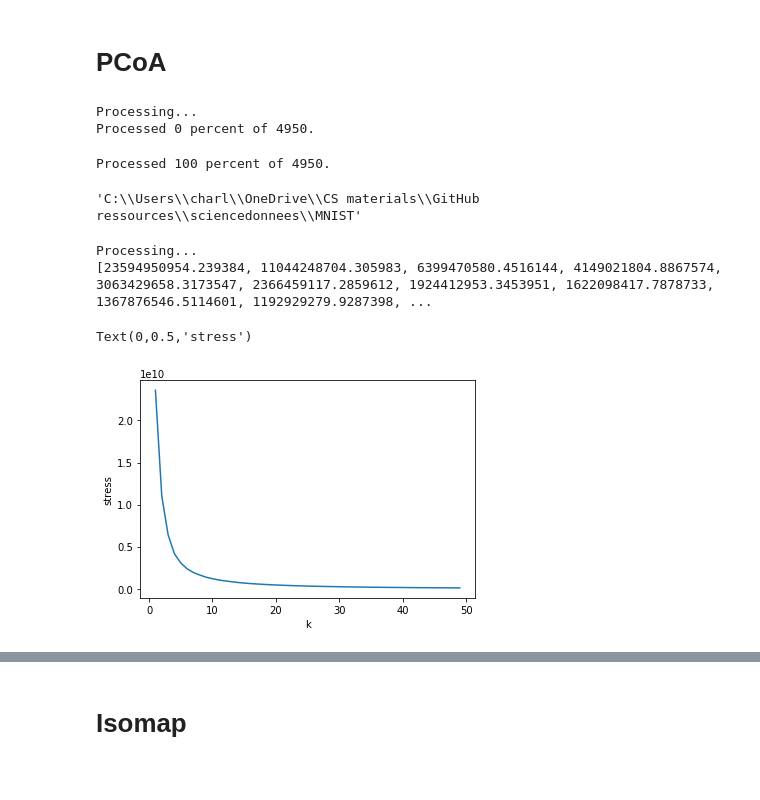
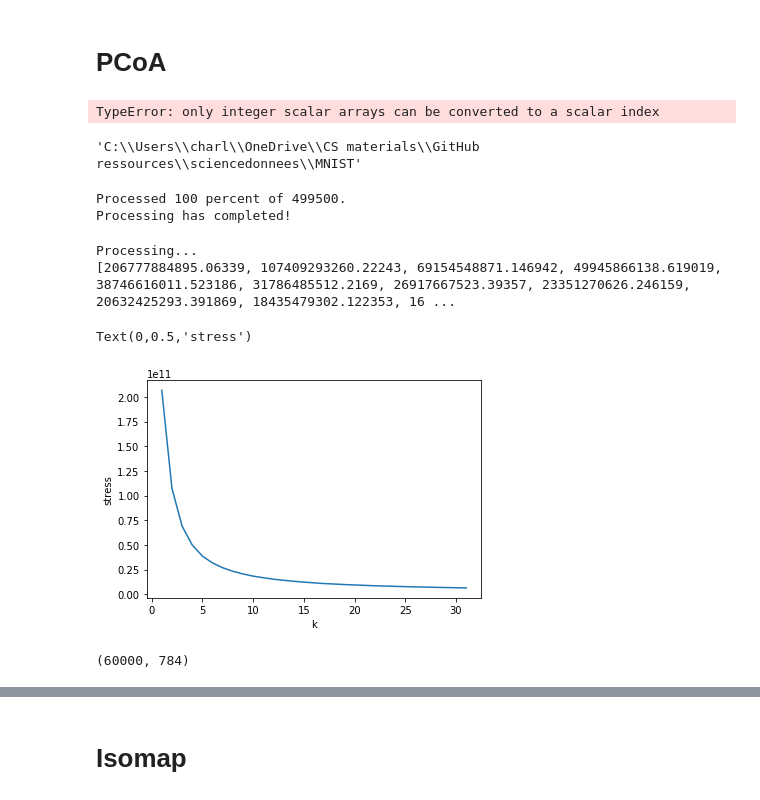
Before and after one commit to zerotosmthg/sciencedonnees, a Jupyter notebook: MNIST/mnistlab.ipynb, the cells around one changed output, grey strips where cells are left out. Cells and saved outputs as stored; diff of their text form; code cells hidden in the pictures.

```diff
--- a/MNIST/mnistlab.ipynb
+++ b/MNIST/mnistlab.ipynb
@@ -148,45 +149,54 @@ y_train = np.asarray(train_labels)
 X_train = np.asarray(train_data)
 y_test = np.asarray(test_labels)
 X_test = np.asarray(test_data)
-# %%
-
-n_batches = 100 # size of batch
-
-#Distance matrix
-D = dist_norm.dist_norm.norm_distance(X_train[:n_batches,:])
-# %% [output]
-Processing...
-Processed 0 percent of 4950.
-Processed 100 percent of 4950.
+# %%
+# Preprocessing the data
+from sklearn import preprocessing
+
+scaler = preprocessing.Scaler().fit(X)
+X_train_scaled, y_train_scaled = preprocessing.scale(X_train, y_train)
+
+scaler.transform(X)
+# %% [output]
+TypeError: only integer scalar arrays can be converted to a scalar index
 # %%
 pwd
 # %% [output]
 'C:\\Users\\charl\\OneDrive\\CS materials\\GitHub ressources\\sciencedonnees\\MNIST'
+# %%
+
+n_batches = 1000 # size of batch
+import dist_norm
+#Distance matrix
+D = dist_norm.dist_norm.norm_distance(X_train[:n_batches,:])
+# %% [output]
+Processed 100 percent of 499500.
+Processing has completed!
 # %%
 #optimal number of components
-k_range = range(1, min(50, D.shape[0]-1))
+k_range = range(1, min(round(math.sqrt(n_batches)), D.shape[0]-1))
 
 print("Processing...")
 '''
 for k in k_range:
     stress = MDS(dissimilarity='precomputed', n_components=k,
             random_state=42, max_iter=300, eps=1e-9).fit(D).stress_
     print("Processed %d percent of %d." %(round(100*k/len(k_range)), len(k_range)),   end='\r')
 print('\n')
 print("Processing has completed!")
 '''
 stress = [MDS(dissimilarity='precomputed', n_components=k,random_state=42, max_iter=300, eps=1e-9).fit(D).stress_ for k in k_range]
 print(stress)
 plt.plot(k_range, stress)
 plt.xlabel("k")
 plt.ylabel("stress")
 
 #print("K = %f" %arg_min(stress[k]))
 # n_comp = 10
 # %% [output]
 Processing...
-[23594950954.239384, 11044248704.305983, 6399470580.4516144, 4149021804.8867574, 3063429658.3173547, 2366459117.2859612, 1924412953.3453951, 1622098417.7878733, 1367876546.5114601, 1192929279.9287398, ...
+[206777884895.06339, 107409293260.22243, 69154548871.146942, 49945866138.619019, 38746616011.523186, 31786485512.2169, 26917667523.39357, 23351270626.246159, 20632425293.391869, 18435479302.122353, 16 ...
 Text(0,0.5,'stress')
-[figure, old version]
+[figure, new version]
 # %%
 # specifying the optimal number of components to be considered.
@@ -194,3 +204,7 @@ n_comp = 10
+# %%
+X_train.shape
+# %% [output]
+(60000, 784)
 # %%
 # Scale and visualize the embedding vectors
 def plot_embedding(X, title=None):
```
Also changed, not shown: parts of 7 cells of this notebook.
